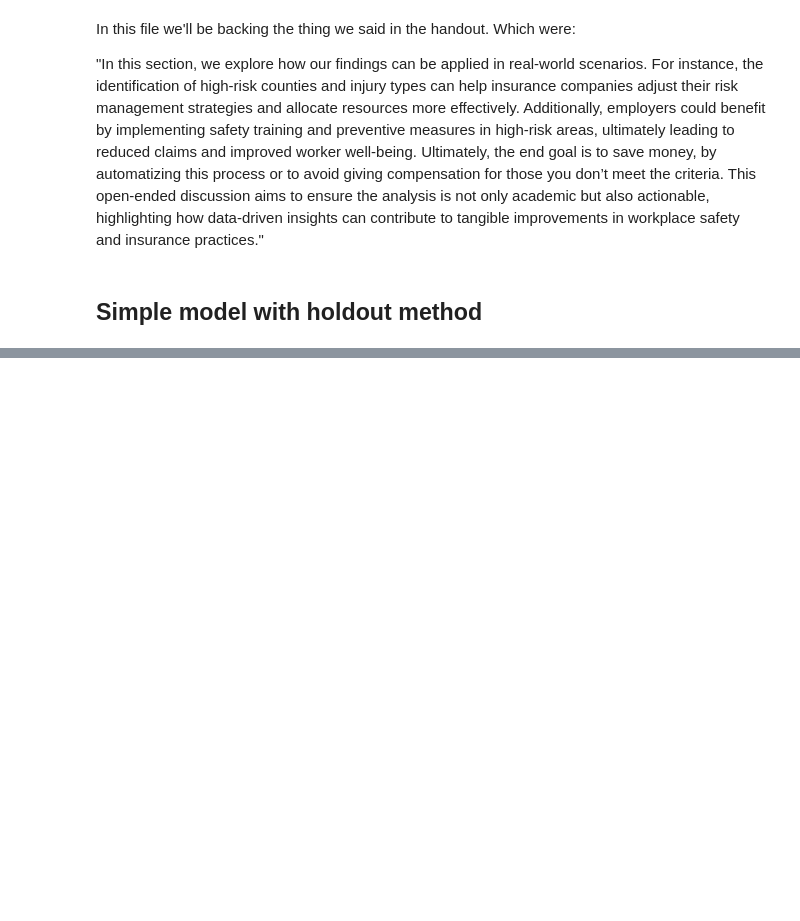
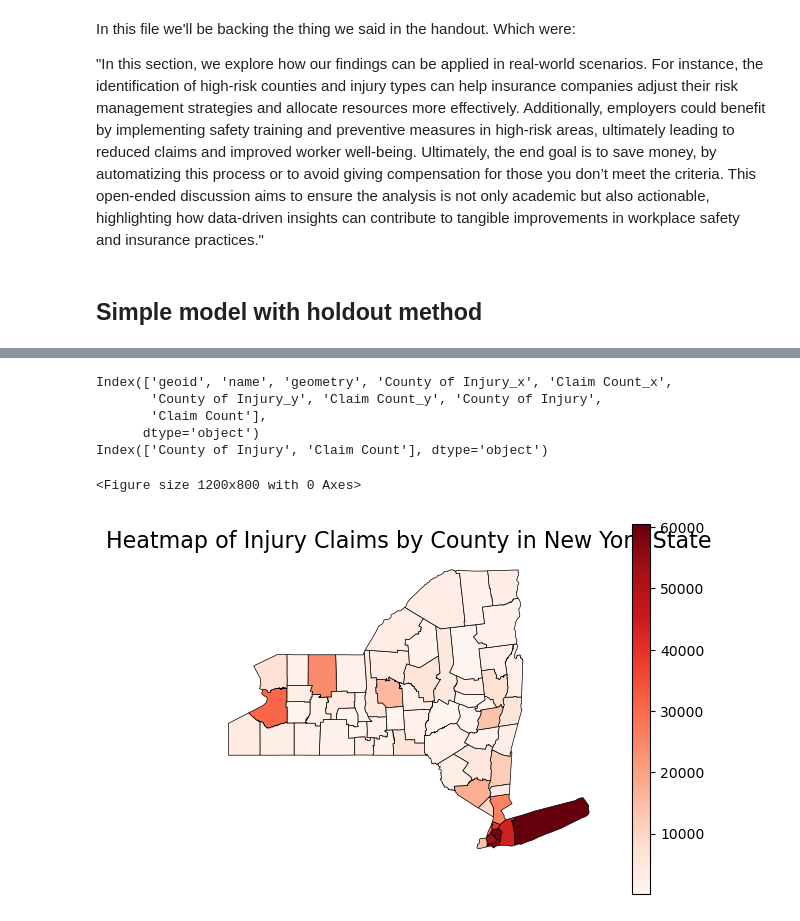
Before and after one commit to tmnstraub/ML_Group36, a Jupyter notebook: src/OpenEndedSection.ipynb, the cells around one changed output, grey strips where cells are left out. Saved outputs shown, nothing was run; the diff lists cells and outputs as text; code cells hidden in the pictures; blank space fills up the shorter version.

```diff
--- a/src/OpenEndedSection.ipynb
+++ b/src/OpenEndedSection.ipynb
@@ -185,0 +225,32 @@ KeyError: 'A'
+# %%
+geo_file = 'new-york-counties.geojson'
+ny_counties = gpd.read_file(geo_file)
+# %%
+print(ny_counties.columns)
+print(claims_by_county.columns)
+# %% [output]
+Index(['geoid', 'name', 'geometry', 'County of Injury_x', 'Claim Count_x',
+       'County of Injury_y', 'Claim Count_y', 'County of Injury',
+       'Claim Count'],
+      dtype='object')
+Index(['County of Injury', 'Claim Count'], dtype='object')
+# %%
+# Preprocess data to calculate claim counts by county
+claims_by_county = train_data.groupby('County of Injury').size().reset_index(name='Claim Count')
+
+#Add " County" to the county names to match the geojson file to capitalize the first letter of each word
+claims_by_county['County of Injury'] = claims_by_county['County of Injury'].str.title() + ' County'
+
+
+ny_counties = ny_counties.merge(claims_by_county, left_on='name', right_on='County of Injury', how='left')
+ny_counties['Claim Count'] = ny_counties['Claim Count'].fillna(0)  # Fill missing values with 0
+# %%
+# Plot the heatmap
+plt.figure(figsize=(12, 8))
+ax = ny_counties.plot(column='Claim Count', cmap='Reds', legend=True, edgecolor='black', linewidth=0.5)
+ax.set_title('Heatmap of Injury Claims by County in New York State', fontsize=16)
+ax.set_axis_off()
+plt.show()
+# %% [output]
+<Figure size 1200x800 with 0 Axes>
+[figure, added]
```
Also changed, not shown: parts of 13 cells of this notebook, 1 other file.
